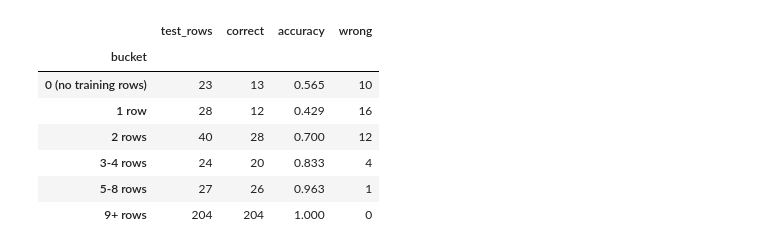
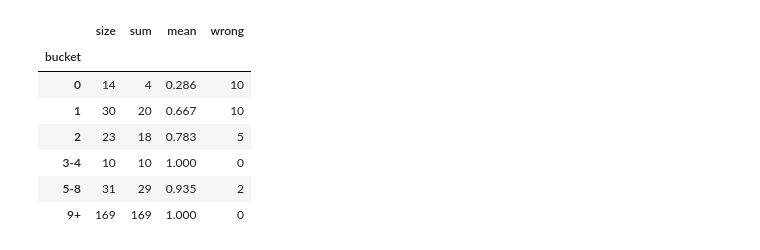
Before and after one commit to JinWanKim98/ml-from-scratch, a Jupyter notebook: 03_vs_sklearn.ipynb, the cells around one changed output. Saved outputs shown, nothing was run; the diff lists cells and outputs as text; code cells hidden in the pictures.

```diff
--- a/03_vs_sklearn.ipynb
+++ b/03_vs_sklearn.ipynb
@@ -47,8 +29,0 @@ answered from memory - the whole test score is generalisation.
-# %%
-n_combinations = 1
-for attr in attributes:
-    n_combinations *= df[attr].nunique()
-
-print('rows:', len(df))
-print('unique attribute combinations:', len(df[attributes].drop_duplicates()))
-print('product of value counts:', n_combinations)
@@ -285,24 +133,20 @@ answers come from - grouped by how many training rows stood behind the leaf that
 # %%
+base_tree = build_tree(train, attributes, 'class', values)
 records = []
-for _, row in test_df.iterrows():
-    label, n_rows = classify(tree, row)
-    records.append({'rows_behind_leaf': n_rows, 'correct': label == row[target_col]})
-
+for _, row in validation.iterrows():
+    label, support = classify(base_tree, row)
+    records.append({'support': support, 'correct': label == row['class']})
 errors = pd.DataFrame(records)
-errors['bucket'] = pd.cut(errors['rows_behind_leaf'],
-                          bins=[-1, 0, 1, 2, 4, 8, 10000],
-                          labels=['0 (no training rows)', '1 row', '2 rows', '3-4 rows', '5-8 rows', '9+ rows'])
-
-by_bucket = errors.groupby('bucket', observed=True)['correct'].agg(
-    test_rows='size', correct='sum', accuracy='mean').round(3)
-by_bucket['wrong'] = by_bucket['test_rows'] - by_bucket['correct']
-by_bucket
+errors['bucket'] = pd.cut(errors.support, [-1, 0, 1, 2, 4, 8, np.inf], labels=['0', '1', '2', '3-4', '5-8', '9+'])
+by_bucket = errors.groupby('bucket', observed=True).correct.agg(['size', 'sum', 'mean'])
+by_bucket['wrong'] = by_bucket['size'] - by_bucket['sum']
+display(by_bucket.round(3))
 # %% [output]
-|  | test_rows | correct | accuracy | wrong |
+|  | size | sum | mean | wrong |
 | bucket |  |  |  |  |
-| 0 (no training rows) | 23 | 13 | 0.565 | 10 |
-| 1 row | 28 | 12 | 0.429 | 16 |
-| 2 rows | 40 | 28 | 0.700 | 12 |
-| 3-4 rows | 24 | 20 | 0.833 | 4 |
-| 5-8 rows | 27 | 26 | 0.963 | 1 |
-| 9+ rows | 204 | 204 | 1.000 | 0 |
+| 0 | 14 | 4 | 0.286 | 10 |
+| 1 | 30 | 20 | 0.667 | 10 |
+| 2 | 23 | 18 | 0.783 | 5 |
+| 3-4 | 10 | 10 | 1.000 | 0 |
+| 5-8 | 31 | 29 | 0.935 | 2 |
+| 9+ | 169 | 169 | 1.000 | 0 |
```
Also changed, not shown: parts of 27 cells of this notebook, 6 other files.
